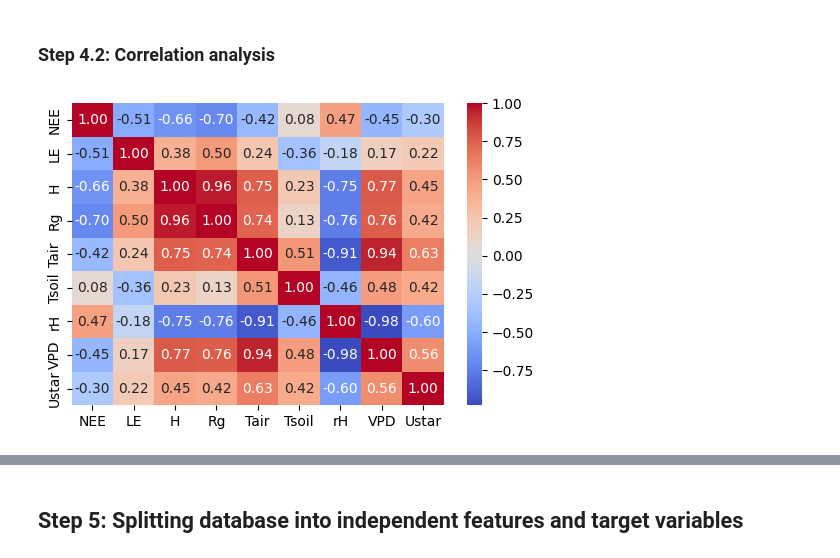
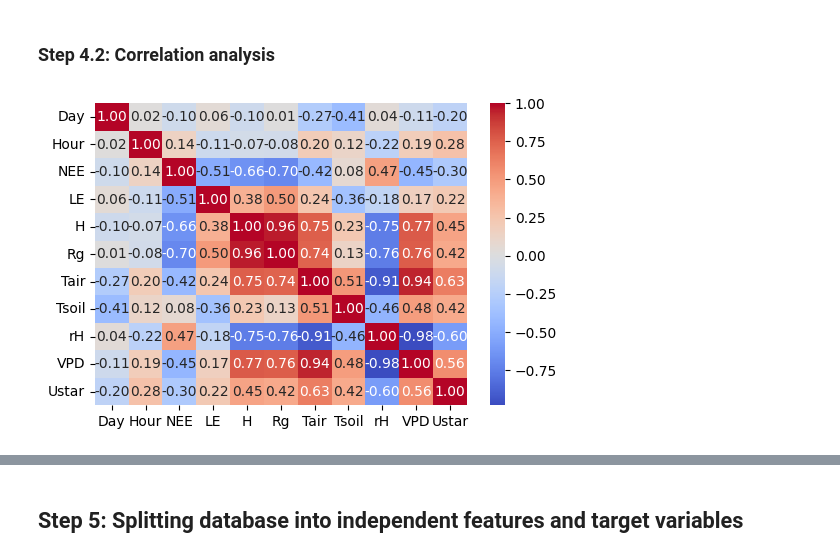
Before and after one commit to BorjaRuizReverter/MachineLearningForGapFilling, a Jupyter notebook: data_preprocessing.ipynb, the cells around one changed output, grey strips where cells are left out. Drawn from its saved outputs; the diff is of its cells as text; code cells hidden in the pictures.

```diff
--- a/data_preprocessing.ipynb
+++ b/data_preprocessing.ipynb
@@ -316,14 +316,14 @@ df_clean
 # %%
 '''
 Data is now clean
 But it is important to know better the dataset
 We can face overfitting issues or extreme processing efforts if having redundant data
 Lets display de correlation matrix to check that redundancy
 '''
 import seaborn as sns
 
 plt.figure(dpi=100)
-sns.heatmap(df_clean[['NEE', 'LE', 'H', 'Rg', 'Tair', 'Tsoil', 'rH', 'VPD', 'Ustar']].corr(), annot = True, fmt= '.2f', cmap='coolwarm')
+sns.heatmap(df_clean[['Day', 'Hour', 'NEE', 'LE', 'H', 'Rg', 'Tair', 'Tsoil', 'rH', 'VPD', 'Ustar']].corr(), annot = True, fmt= '.2f', cmap='coolwarm')
 plt.show()
 # %% [output]
-[figure, old version]
+[figure, new version]
```
Also changed, not shown: parts of 2 cells of this notebook.
